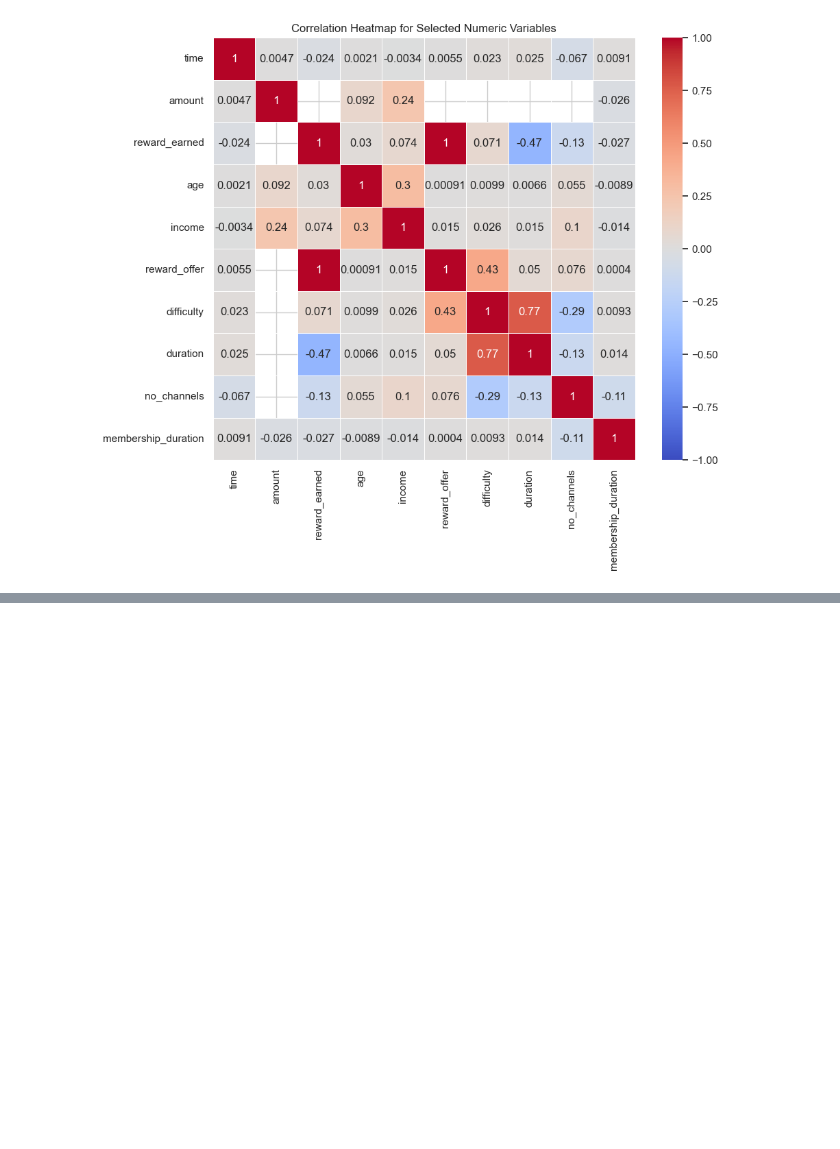
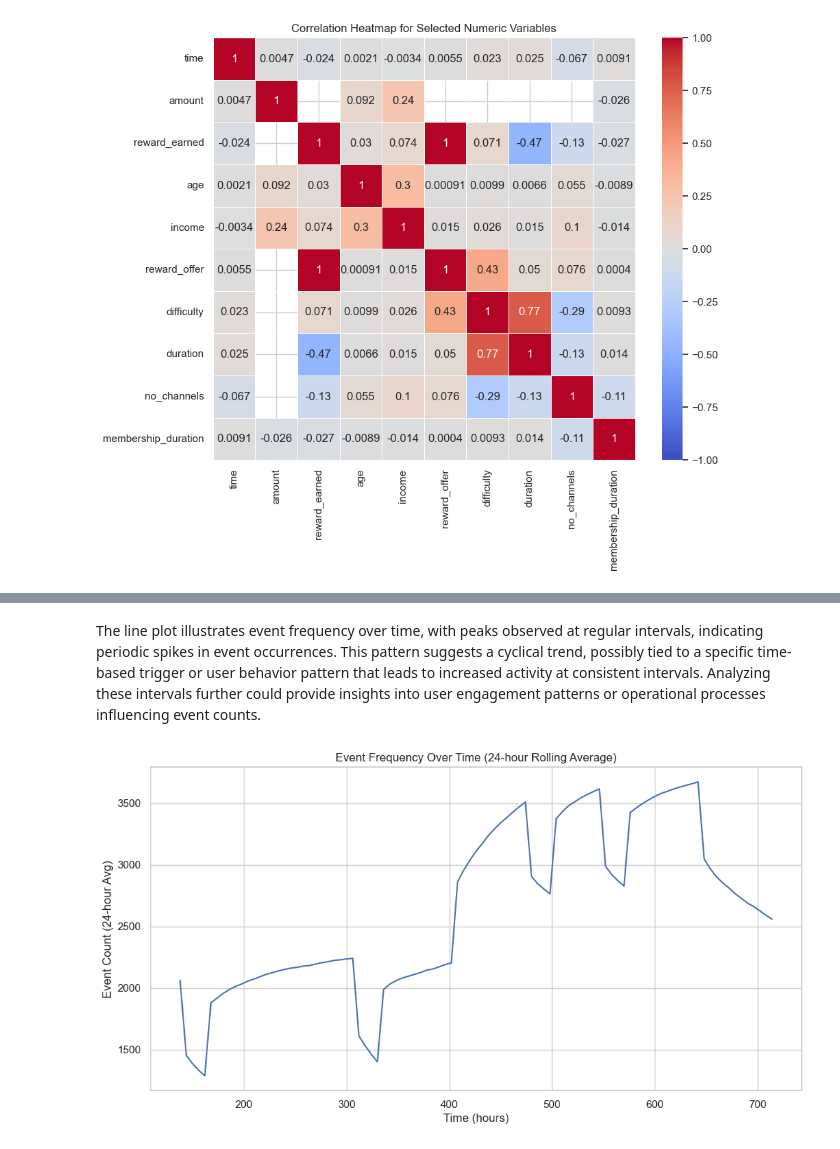
Before and after one commit to CoskunErden/Udacity_DS_Capstone_Project, a Jupyter notebook: starbucks_capstone.ipynb, the cells around one changed output, grey strips where cells are left out. Drawn from its saved outputs; the diff is of its cells as text; code cells hidden in the pictures; blank space fills up the shorter version.

```diff
--- a/starbucks_capstone.ipynb
+++ b/starbucks_capstone.ipynb
@@ -993,0 +993,11 @@ plt.show()
+# %% [markdown]
+The line plot illustrates event frequency over time, with peaks observed at regular intervals, indicating periodic spikes in event occurrences. This pattern suggests a cyclical trend, possibly tied to a specific time-based trigger or user behavior pattern that leads to increased activity at consistent intervals. Analyzing these intervals further could provide insights into user engagement patterns or operational processes influencing event counts.
+# %%
+plt.figure(figsize=(12, 6))
+time_counts.rolling(window=24).mean().plot(kind='line')  # 24-hour rolling average
+plt.title("Event Frequency Over Time (24-hour Rolling Average)")
+plt.xlabel("Time (hours)")
+plt.ylabel("Event Count (24-hour Avg)")
+plt.show()
+# %% [output]
+[figure, added]
```
Also changed, not shown: parts of 79 cells of this notebook.
